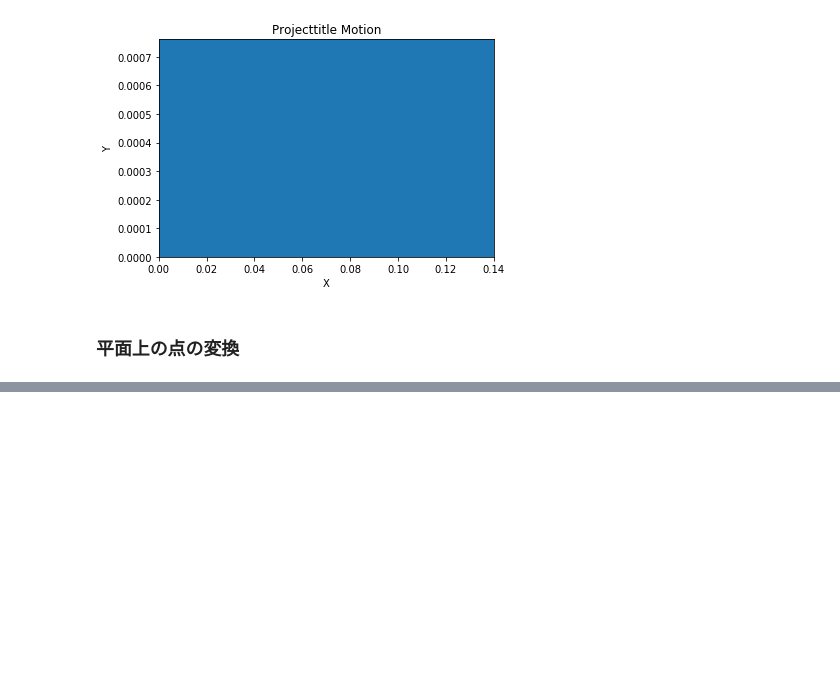
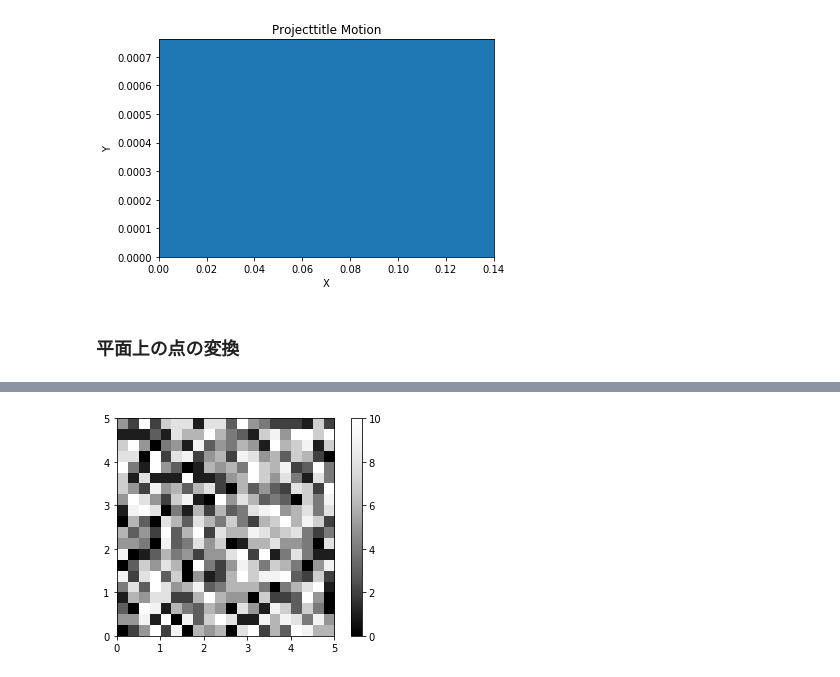
Before and after one commit to k2works/my_notebooks, a Jupyter notebook: source/study_for_math/06.ipynb, the cells around one changed output, grey strips where cells are left out. Cells and saved outputs as stored; diff of their text form; code cells hidden in the pictures; blank space fills up the shorter version.

```diff
--- a/source/study_for_math/06.ipynb
+++ b/source/study_for_math/06.ipynb
@@ -206,0 +288,34 @@ StdinNotImplementedError: raw_input was called, but this frontend does not suppo
+# %%
+import matplotlib.pyplot as plt
+
+import matplotlib.cm as cm
+import random
+
+
+def initialize_image(x_p, y_p):
+    image = []
+    for i in range(y_p):
+        x_colors = []
+        for j in range(x_p):
+            x_colors.append(0)
+        image.append(x_colors)
+    return image
+
+
+def color_points():
+    x_p = 20
+    y_p = 20
+    image = initialize_image(x_p, y_p)
+    for i in range(y_p):
+        for j in range(x_p):
+            image[i][j] = random.randint(0, 10)
+    plt.imshow(image, origin='lower', extent=(0, 5, 0, 5),
+               cmap=cm.Greys_r, interpolation='nearest')
+    plt.colorbar()
+    plt.show()
+
+
+if __name__ == '__main__':
+    color_points()
+# %% [output]
+[figure, added]
```
Also changed, not shown: parts of 3 cells of this notebook.
